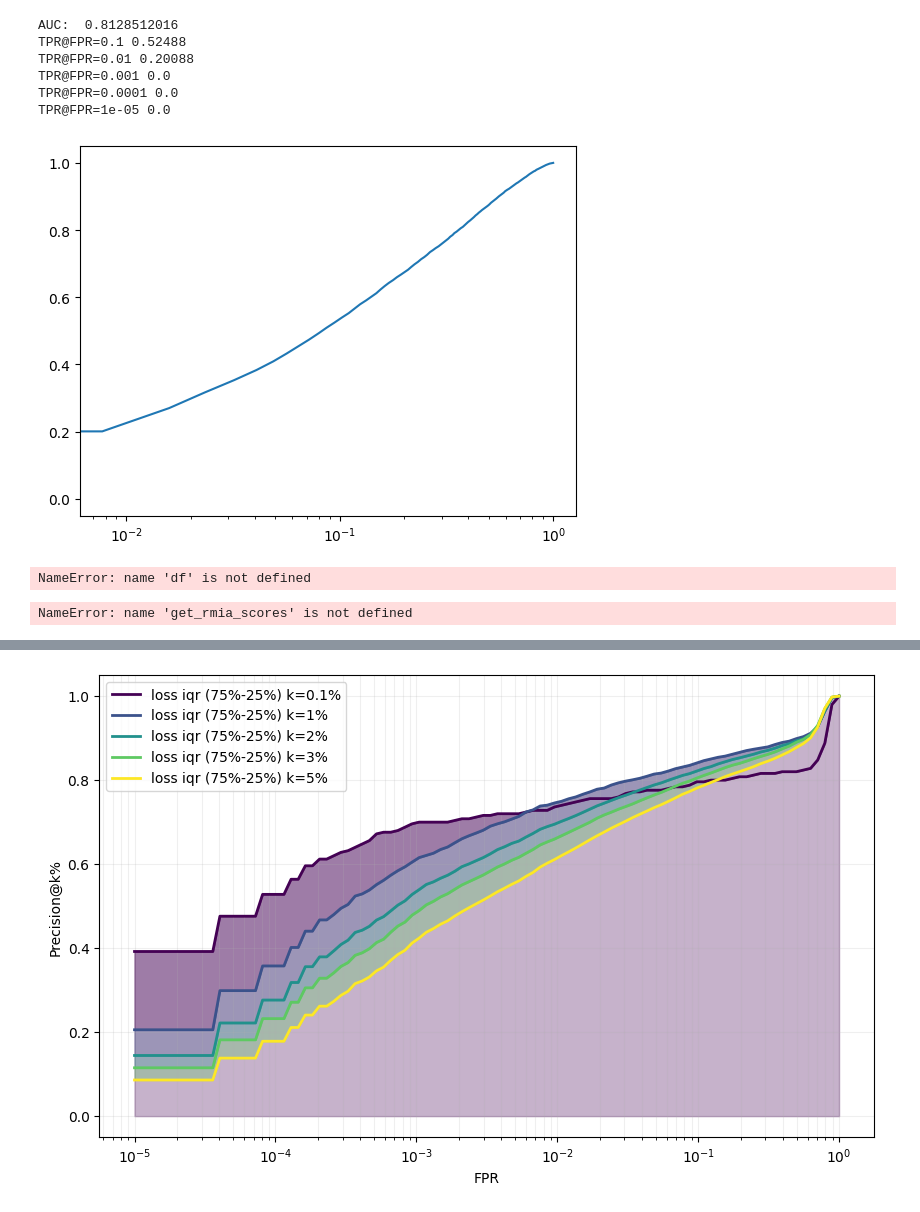
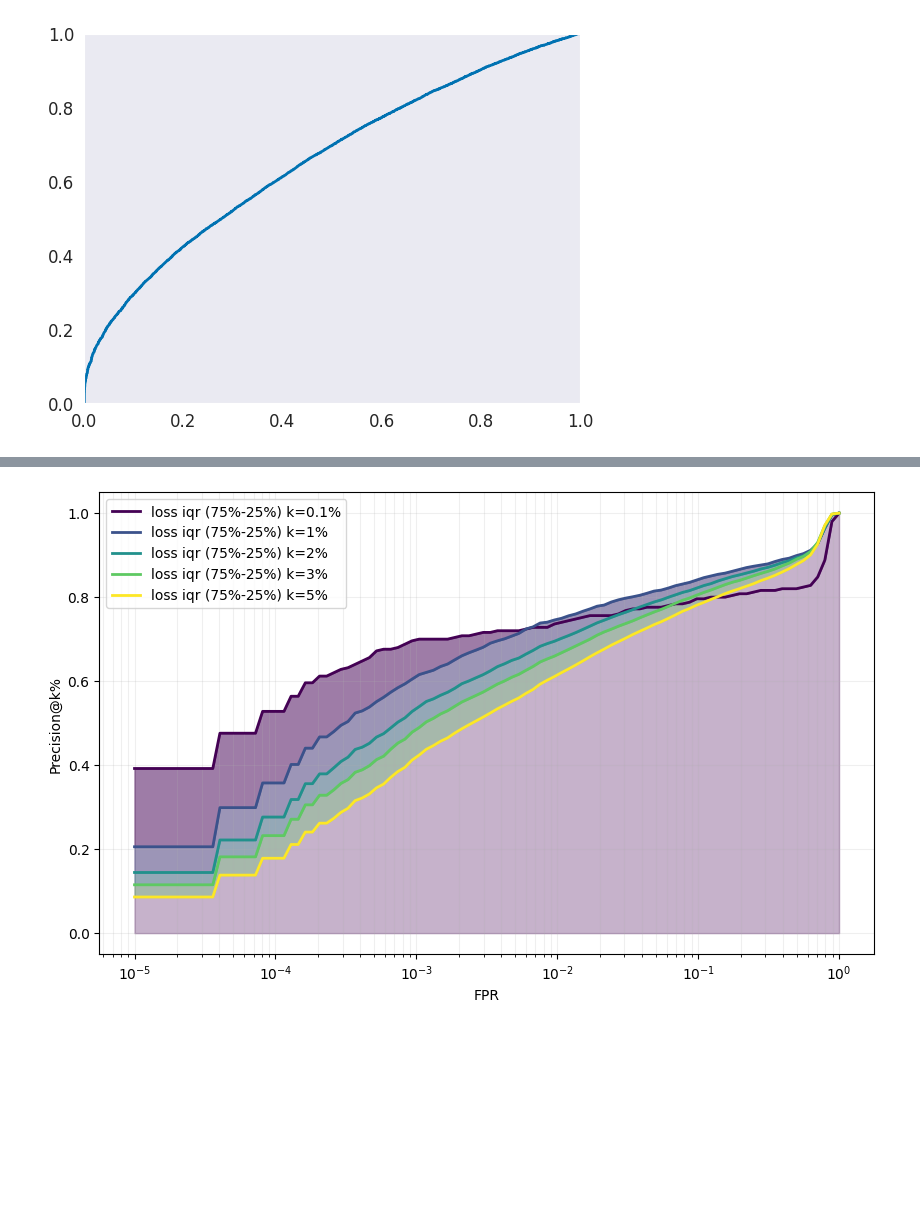
Before and after one commit to varshb/loss-traces-defenses, a Jupyter notebook: results/plots.ipynb, the cells around one changed output, grey strips where cells are left out. Cells and saved outputs as stored; diff of their text form; code cells hidden in the pictures; blank space fills up the shorter version.

```diff
--- a/results/plots.ipynb
+++ b/results/plots.ipynb
@@ -1,6 +1,4 @@
 # %%
-import numpy as np
-
 from result_processing import get_lira_scores, create_bins, \
     get_overall_tpr_at_fpr,  \
     get_attackr_scores
@@ -10,5 +8,4 @@ from matplotlib import pyplot as plt
 from sklearn import metrics
 import numpy as np
 
-# plt.style.use('seaborn-v0_8-colorblind')
-# plt.style.use('plot_style.mplstyle')
+plt.style.use('plot_style.mplstyle')
@@ -122,7 +98,8 @@ cross_evals = True
 # level = 0.00001
 # exp_id = 'WRN28_10_CIFAR100'
 # exp_id = 'WRN28_2_CINIC10'
-exp_id = "WRN40_4_CIFAR100"
+# exp_id = "WRN40_4_CIFAR100"
+exp_id = "wrn28-2_CIFAR10"
 dual_count = 1
 
 ks = [0.1, 1, 2, 3, 5]
@@ -133,6 +110,7 @@ metric = "precision"
 
 
 plots = [
+    ('rmia_1', lambda exp_id, t_id: get_rmia_scores(exp_id, "target_1", return_full_df=False)),
     (
         'final loss',
         lambda exp_id, t_id: get_trace_reduction(exp_id, t_id, first=-1, reduction=None)
@@ -314,23 +294,16 @@ IndexError: list index out of range
 # %%
-from results.result_processing import print_overall_tpr_at_fpr
+def print_overall_tpr_at_fpr(df: pd.DataFrame, target_col="lira_score"):
+    # if target_col == "attackr_score":
+    #     df[target_col] =  1-df[target_col]
+    fpr, tpr, _thresholds = metrics.roc_curve(df['target_trained_on'], df[target_col], drop_intermediate=False)
+    plt.plot(fpr, tpr)
+    plt.xlim(left=0)
+    # plt.xscale('log')
+
 
 df = get_lira_scores(exp_id)
-df["rmia_score"] = get_rmia_scores(exp_id)
+# df["rmia_score"] = get_rmia_scores(exp_id)
 df["attackr_score"] = get_attackr_scores(exp_id)
 print_overall_tpr_at_fpr(df, "attackr_score")
 # %% [output]
-AUC:  0.8128512016
-TPR@FPR=0.1 0.52488
-TPR@FPR=0.01 0.20088
-TPR@FPR=0.001 0.0
-TPR@FPR=0.0001 0.0
-TPR@FPR=1e-05 0.0
-[figure, old version]
+[figure, new version]
-# %%
-print_overall_tpr_at_fpr(df, "rmia_score")
-# %% [output]
-NameError: name 'df' is not defined
-# %%
-get_rmia_scores(exp_id)
-# %% [output]
-NameError: name 'get_rmia_scores' is not defined
```
Also changed, not shown: parts of 25 cells of this notebook, 4 other files.
